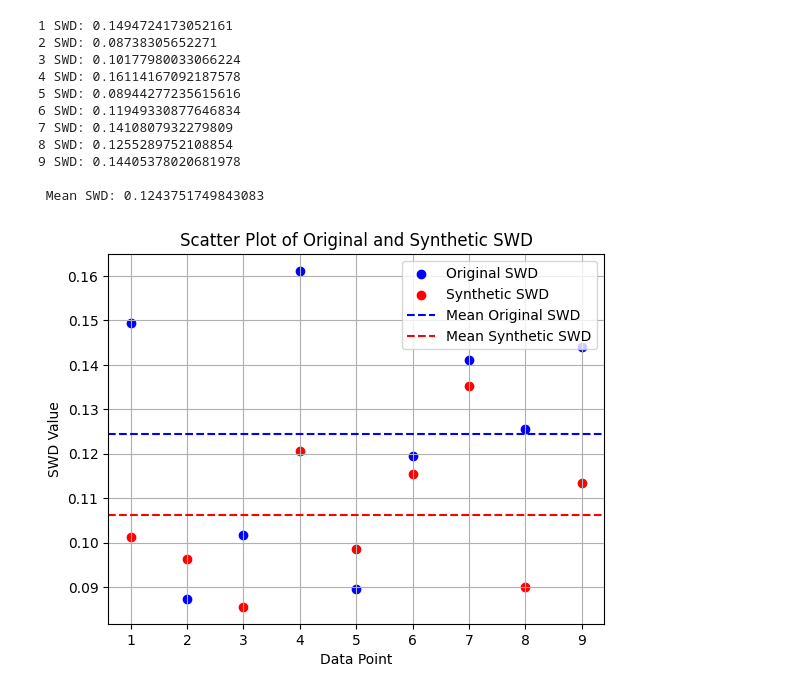
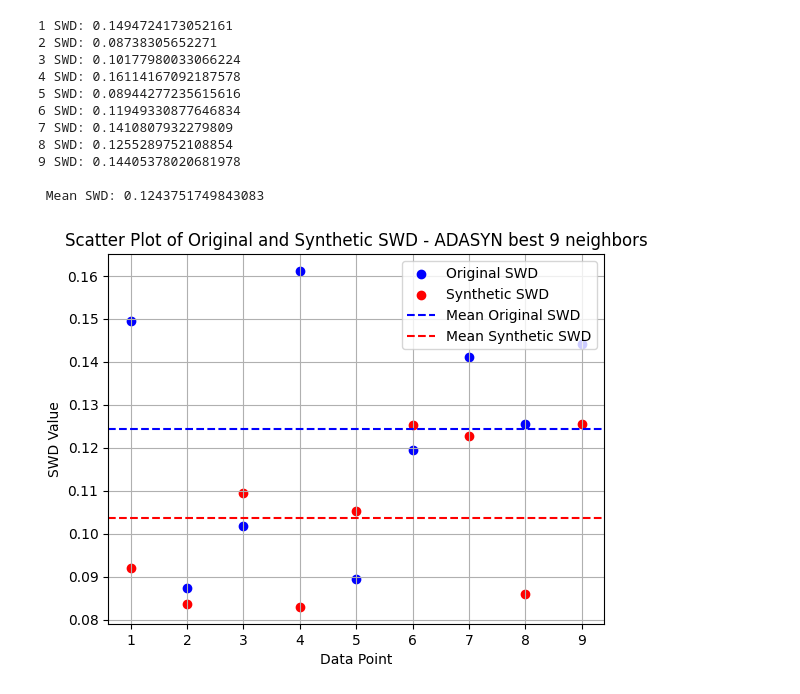
Before and after one commit to FrancoisLbrn/genhack3_crazy_farmers, a Jupyter notebook: ludo.ipynb, the cells around one changed output. Saved outputs shown, nothing was run; the diff lists cells and outputs as text; code cells hidden in the pictures.

Commit message:
Comparing performances of ADASYN and SVMSMOTE

```diff
--- a/ludo.ipynb
+++ b/ludo.ipynb
@@ -351,13 +349,2 @@ print(X.shape)
 # %%
 # On a maintenant un bon dico pour travailler !!
-# %%
-# let's have a look
-
-yields = ["YIELD_1", "YIELD_2", "YIELD_3", "YIELD_4"]
-for i in dico:
-    plt.figure(figsize=(6,3))
-    for y in yields:
-        plt.hist(dico[i]["df"][y], bins=50, label=f"{y}")
-    plt.title(f"X{i}")
-    plt.legend()
-    plt.show()
@@ -506,35 +486,32 @@ print(f"\n Mean SWD: {np.mean(SWDs)}")
 # %%
 import matplotlib.pyplot as plt
 
 # Original data
 original_SWD = [0.1494724173052161, 0.08738305652271, 0.10177980033066224,
                 0.16114167092187578, 0.08944277235615616, 0.11949330877646834,
                 0.1410807932279809, 0.1255289752108854, 0.14405378020681978]
 
 # Synthetic data
-synthetic_SWD = [0.10123400494560136, 0.09637008470191712, 0.08551906462092501,
-                 0.12055730713175905, 0.0986281233631224, 0.11544809734996175,
-                 0.1351781062290217, 0.09008911682844822, 0.11345868725173784]
-
+synthetic_SWD = SWDs
 # Number of points
 num_points = len(original_SWD)
 
 # Scatter plot
 plt.scatter(range(1, num_points + 1), original_SWD, color='blue', label='Original SWD')
 plt.scatter(range(1, num_points + 1), synthetic_SWD, color='red', label='Synthetic SWD')
 
 # Plotting mean lines
 plt.axhline(y=sum(original_SWD)/num_points, color='blue', linestyle='--', label='Mean Original SWD')
 plt.axhline(y=sum(synthetic_SWD)/num_points, color='red', linestyle='--', label='Mean Synthetic SWD')
 
 # Adding labels and legend
 plt.xlabel('Data Point')
 plt.ylabel('SWD Value')
-plt.title('Scatter Plot of Original and Synthetic SWD')
+plt.title('Scatter Plot of Original and Synthetic SWD - ADASYN best 9 neighbors')
 plt.legend()
 
 # Show plot
 plt.grid(True)
 plt.show()
 # %% [output]
-[figure, old version]
+[figure, new version]
```
Also changed, not shown: parts of 15 cells of this notebook.
